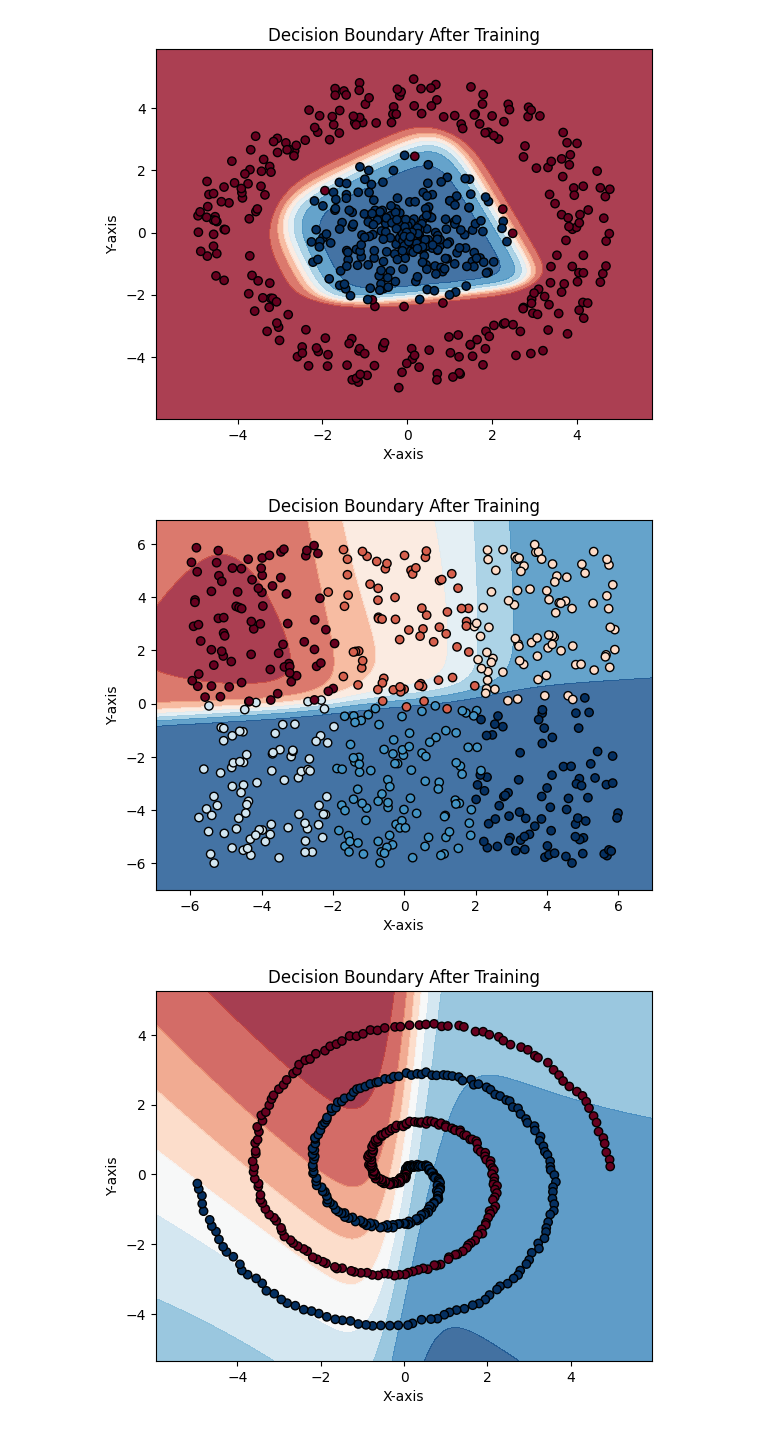
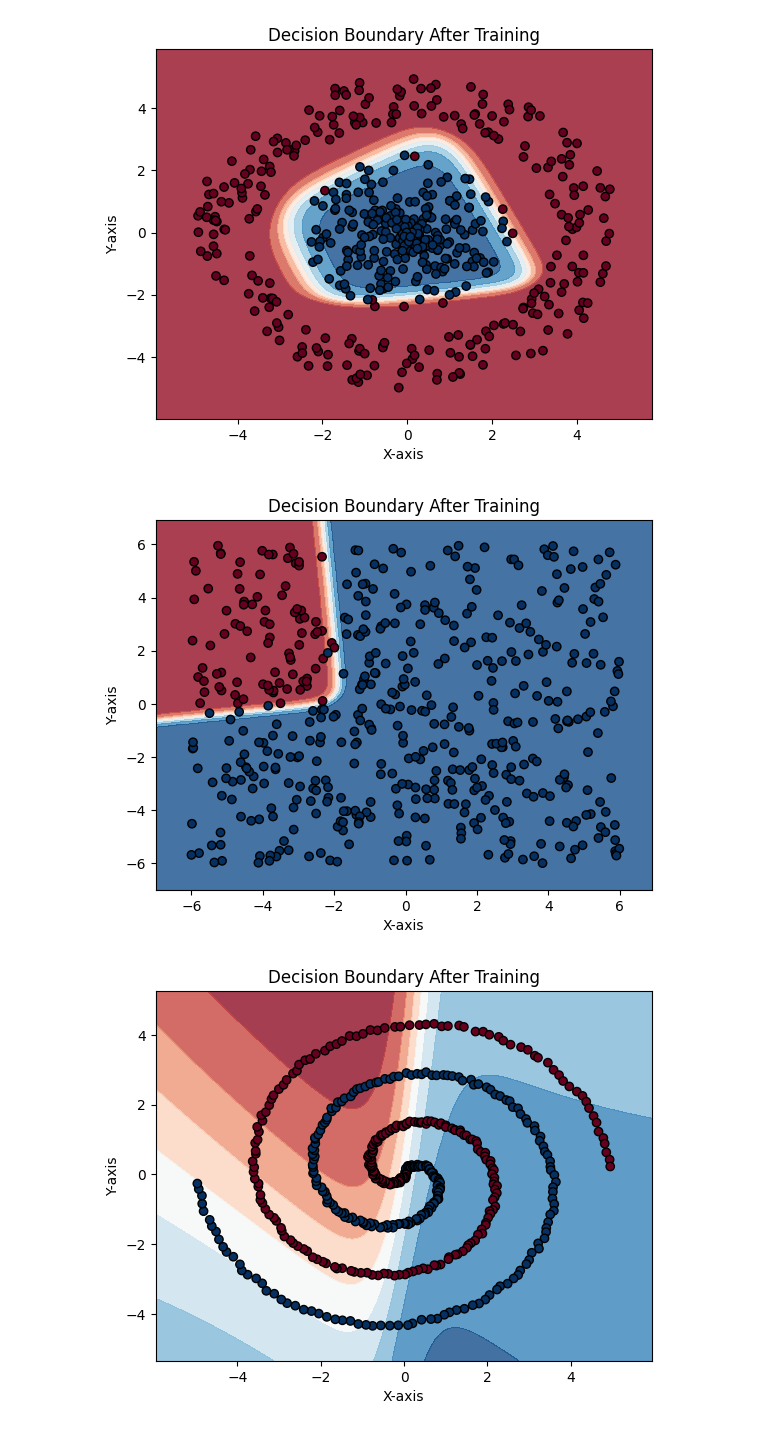
Before and after one commit to souparnomajumder/deep-net-microframework, a Jupyter notebook: playground.ipynb, the cells around one changed output. Saved outputs shown, nothing was run; the diff lists cells and outputs as text; code cells hidden in the pictures.

```diff
--- a/playground.ipynb
+++ b/playground.ipynb
@@ -467,7 +467,7 @@ def classify_gauss_data(num_samples, noise):
             new_label = sign * label_scale[np.argmin([np.linalg.norm([x - cx, y - cy]) for cx, cy, _ in gaussians])]
             if np.abs(new_label) > np.abs(label):
                 label = new_label
-        return label
+        return 1 if label > 0 else -1
 
     radius = 6
     for _ in range(num_samples):
@@ -505,34 +505,34 @@ def plot_decision_boundary_after_training(network, gauss_data):
 
     plt.contourf(xx, yy, Z, cmap=plt.cm.RdBu, alpha=0.8)
     plt.scatter([point['x'] for point in gauss_data], [point['y'] for point in gauss_data], c=[point['label'] for point in gauss_data], cmap=plt.cm.RdBu, edgecolors='k')
     plt.title('Decision Boundary After Training')
     plt.xlabel('X-axis')
     plt.ylabel('Y-axis')
     plt.show()
 
 # Example usage
 gauss_data = classify_gauss_data(500, 0.05)
 
 # Create and initialize the neural network
 network_shape_gauss = [2, 5, 1]
 input_ids_gauss = ['input1', 'input2']
 activation = Activations.TANH
 output_activation = Activations.TANH
 regularization = RegularizationFunctions.L2
 network_gauss = build_network(network_shape_gauss, activation, output_activation, regularization, input_ids_gauss)
 
 # Train the network on the Gaussian-like dataset
 num_epochs_gauss = 10000
 learning_rate_gauss = 0.1
 regularization_rate_gauss = 0.001
 error_func_gauss = Errors.SQUARE
 
 train_on_gauss_data(network_gauss, gauss_data, num_epochs_gauss, learning_rate_gauss, regularization_rate_gauss, error_func_gauss)
 
 # Plot the decision boundary after training
 plot_decision_boundary_after_training(network_gauss, gauss_data)
 # %% [output]
-[figure, old version]
+[figure, new version]
 # %%
 import numpy as np
 import matplotlib.pyplot as plt
```
